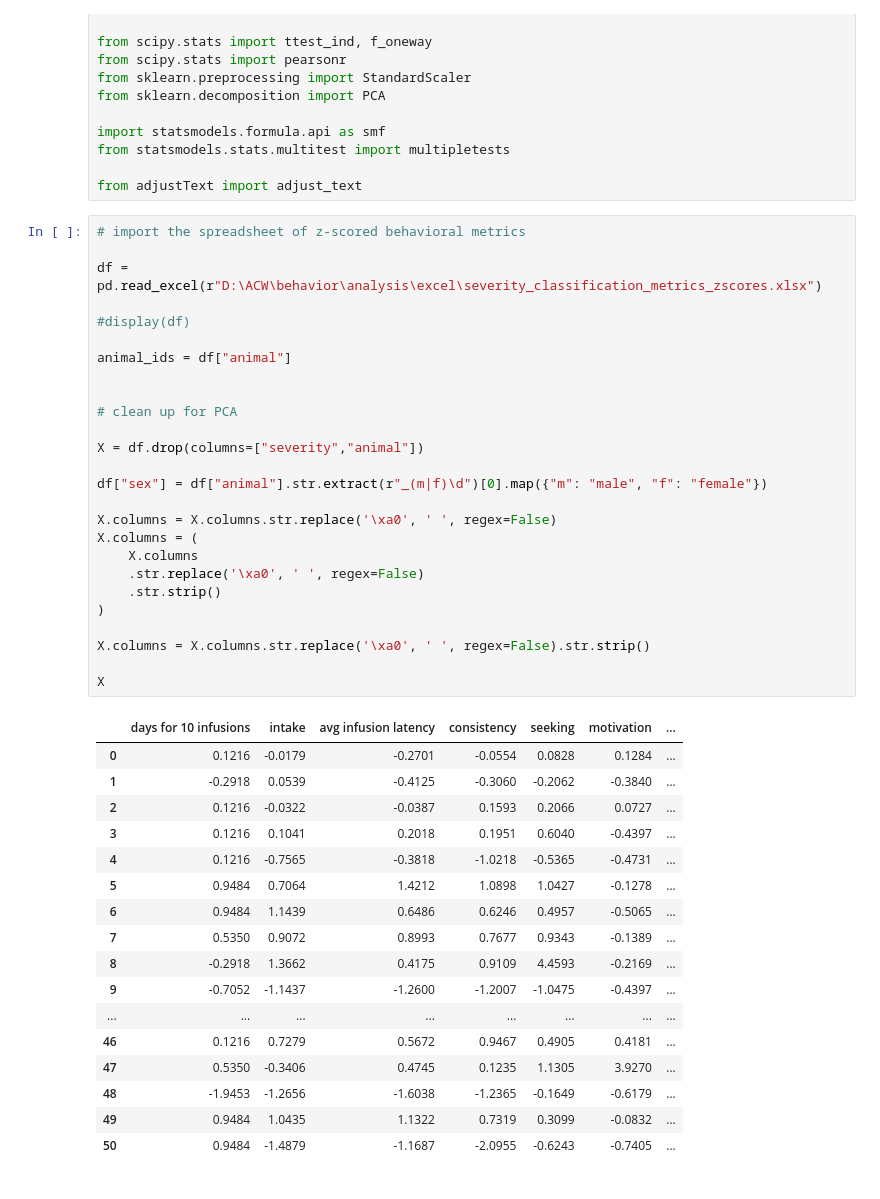
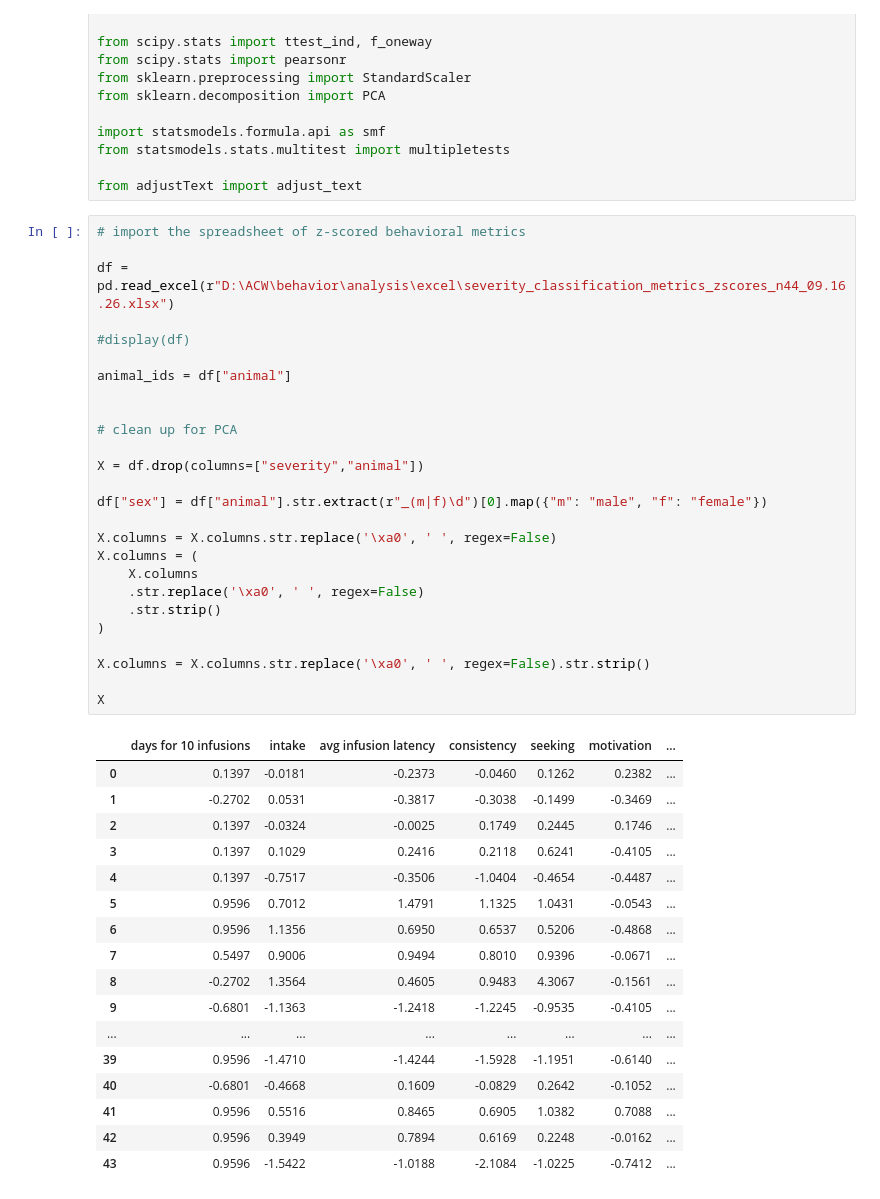
Before and after one commit to acwhitebirch/Whitebirch_python, a Jupyter notebook: pca.ipynb, the cells around one changed output. Cells and saved outputs as stored; diff of their text form.

```diff
--- a/pca.ipynb
+++ b/pca.ipynb
@@ -22,47 +22,47 @@ from adjustText import adjust_text
 # %%
 # import the spreadsheet of z-scored behavioral metrics
 
-df = pd.read_excel(r"D:\ACW\behavior\analysis\excel\severity_classification_metrics_zscores.xlsx")
+df = pd.read_excel(r"D:\ACW\behavior\analysis\excel\severity_classification_metrics_zscores_n44_09.16.26.xlsx")
 
 #display(df)
 
 animal_ids = df["animal"]
 
 
 # clean up for PCA
 
 X = df.drop(columns=["severity","animal"])
 
 df["sex"] = df["animal"].str.extract(r"_(m|f)\d")[0].map({"m": "male", "f": "female"})
 
 X.columns = X.columns.str.replace('\xa0', ' ', regex=False)
 X.columns = (
     X.columns
     .str.replace('\xa0', ' ', regex=False)
     .str.strip()
 )
 
 X.columns = X.columns.str.replace('\xa0', ' ', regex=False).str.strip()
 
 X
 # %% [output]
 |  | days for 10 infusions | intake | avg infusion latency | consistency | seeking | motivation | ... |
-| 0 | 0.1216 | -0.0179 | -0.2701 | -0.0554 | 0.0828 | 0.1284 | ... |
-| 1 | -0.2918 | 0.0539 | -0.4125 | -0.3060 | -0.2062 | -0.3840 | ... |
-| 2 | 0.1216 | -0.0322 | -0.0387 | 0.1593 | 0.2066 | 0.0727 | ... |
-| 3 | 0.1216 | 0.1041 | 0.2018 | 0.1951 | 0.6040 | -0.4397 | ... |
-| 4 | 0.1216 | -0.7565 | -0.3818 | -1.0218 | -0.5365 | -0.4731 | ... |
-| 5 | 0.9484 | 0.7064 | 1.4212 | 1.0898 | 1.0427 | -0.1278 | ... |
-| 6 | 0.9484 | 1.1439 | 0.6486 | 0.6246 | 0.4957 | -0.5065 | ... |
-| 7 | 0.5350 | 0.9072 | 0.8993 | 0.7677 | 0.9343 | -0.1389 | ... |
-| 8 | -0.2918 | 1.3662 | 0.4175 | 0.9109 | 4.4593 | -0.2169 | ... |
-| 9 | -0.7052 | -1.1437 | -1.2600 | -1.2007 | -1.0475 | -0.4397 | ... |
+| 0 | 0.1397 | -0.0181 | -0.2373 | -0.0460 | 0.1262 | 0.2382 | ... |
+| 1 | -0.2702 | 0.0531 | -0.3817 | -0.3038 | -0.1499 | -0.3469 | ... |
+| 2 | 0.1397 | -0.0324 | -0.0025 | 0.1749 | 0.2445 | 0.1746 | ... |
+| 3 | 0.1397 | 0.1029 | 0.2416 | 0.2118 | 0.6241 | -0.4105 | ... |
+| 4 | 0.1397 | -0.7517 | -0.3506 | -1.0404 | -0.4654 | -0.4487 | ... |
+| 5 | 0.9596 | 0.7012 | 1.4791 | 1.1325 | 1.0431 | -0.0543 | ... |
+| 6 | 0.9596 | 1.1356 | 0.6950 | 0.6537 | 0.5206 | -0.4868 | ... |
+| 7 | 0.5497 | 0.9006 | 0.9494 | 0.8010 | 0.9396 | -0.0671 | ... |
+| 8 | -0.2702 | 1.3564 | 0.4605 | 0.9483 | 4.3067 | -0.1561 | ... |
+| 9 | -0.6801 | -1.1363 | -1.2418 | -1.2245 | -0.9535 | -0.4105 | ... |
 | ... | ... | ... | ... | ... | ... | ... | ... |
-| 46 | 0.1216 | 0.7279 | 0.5672 | 0.9467 | 0.4905 | 0.4181 | ... |
-| 47 | 0.5350 | -0.3406 | 0.4745 | 0.1235 | 1.1305 | 3.9270 | ... |
-| 48 | -1.9453 | -1.2656 | -1.6038 | -1.2365 | -0.1649 | -0.6179 | ... |
-| 49 | 0.9484 | 1.0435 | 1.1322 | 0.7319 | 0.3099 | -0.0832 | ... |
-| 50 | 0.9484 | -1.4879 | -1.1687 | -2.0955 | -0.6243 | -0.7405 | ... |
+| 39 | 0.9596 | -1.4710 | -1.4244 | -1.5928 | -1.1951 | -0.6140 | ... |
+| 40 | -0.6801 | -0.4668 | 0.1609 | -0.0829 | 0.2642 | -0.1052 | ... |
+| 41 | 0.9596 | 0.5516 | 0.8465 | 0.6905 | 1.0382 | 0.7088 | ... |
+| 42 | 0.9596 | 0.3949 | 0.7894 | 0.6169 | 0.2248 | -0.0162 | ... |
+| 43 | 0.9596 | -1.5422 | -1.0188 | -2.1084 | -1.0225 | -0.7412 | ... |
 # %%
 # run principal components analysis and assemble dataframe for further analysis
 
```
Also changed, not shown: parts of 2 cells of this notebook, 5 other files.
